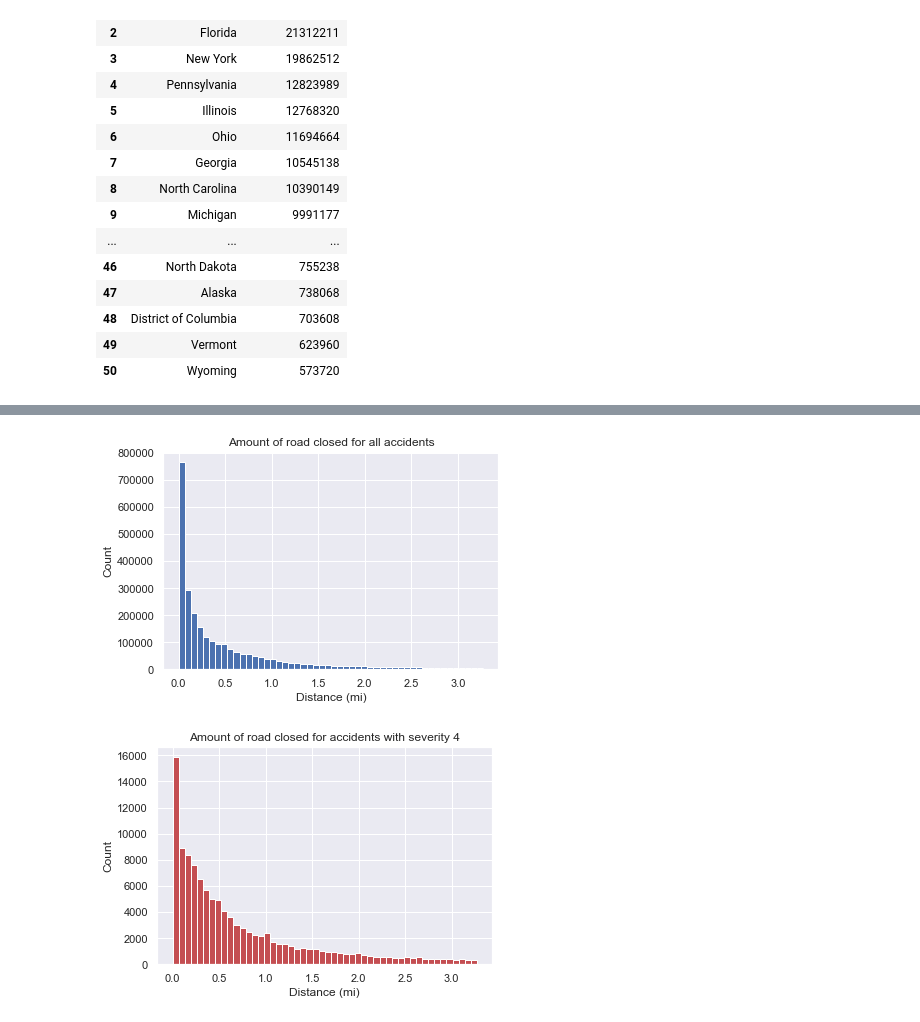
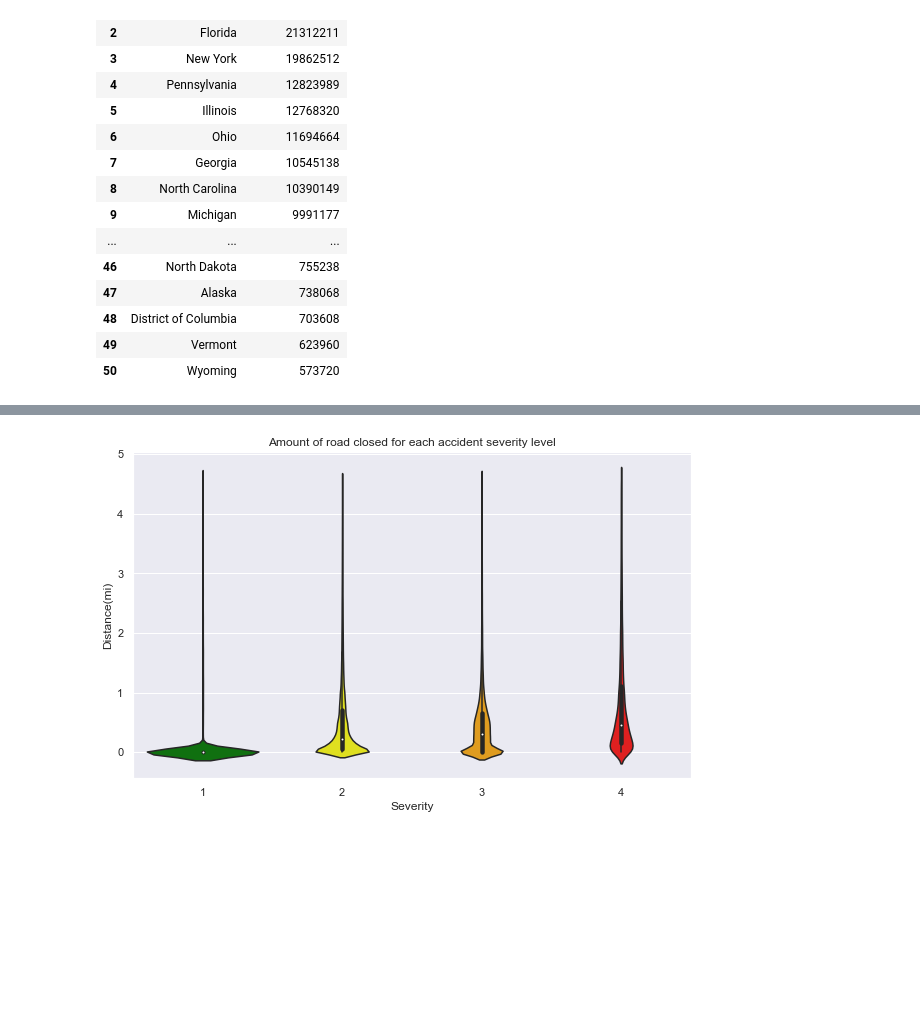
Before and after one commit to jeffc1020/453-visualization, a Jupyter notebook: final.ipynb, the cells around one changed output, grey strips where cells are left out. Cells and saved outputs as stored; diff of their text form; code cells hidden in the pictures; blank space fills up the shorter version.

```diff
--- a/final.ipynb
+++ b/final.ipynb
@@ -358,20 +352,7 @@ plt.show()
-# %%
-# histogram of amount of road closed
-severity_all = df
-severity_4 = df[df['Severity'] == 4]
-
-plt.hist(severity_all['Distance(mi)'], bins=50, color='b')
-plt.title('Amount of road closed for all accidents')
-plt.ylabel('Count')
-plt.xlabel('Distance (mi)')
-plt.show()
-plt.hist(severity_4['Distance(mi)'], bins=50, color='r')
-plt.title('Amount of road closed for accidents with severity 4')
-plt.ylabel('Count')
-plt.xlabel('Distance (mi)')
-plt.show()
-
-# Should probably combine these
-# %% [output]
-[figure, removed]
-[figure, removed]
+# %%
+plt.figure(figsize=(10,6))
+sns.violinplot(x='Severity', y='Distance(mi)', data=df, palette=['green', 'yellow', 'orange', 'red'])
+plt.title('Amount of road closed for each accident severity level')
+plt.show()
+# %% [output]
+[figure, added]
```
Also changed, not shown: parts of 10 cells of this notebook.
